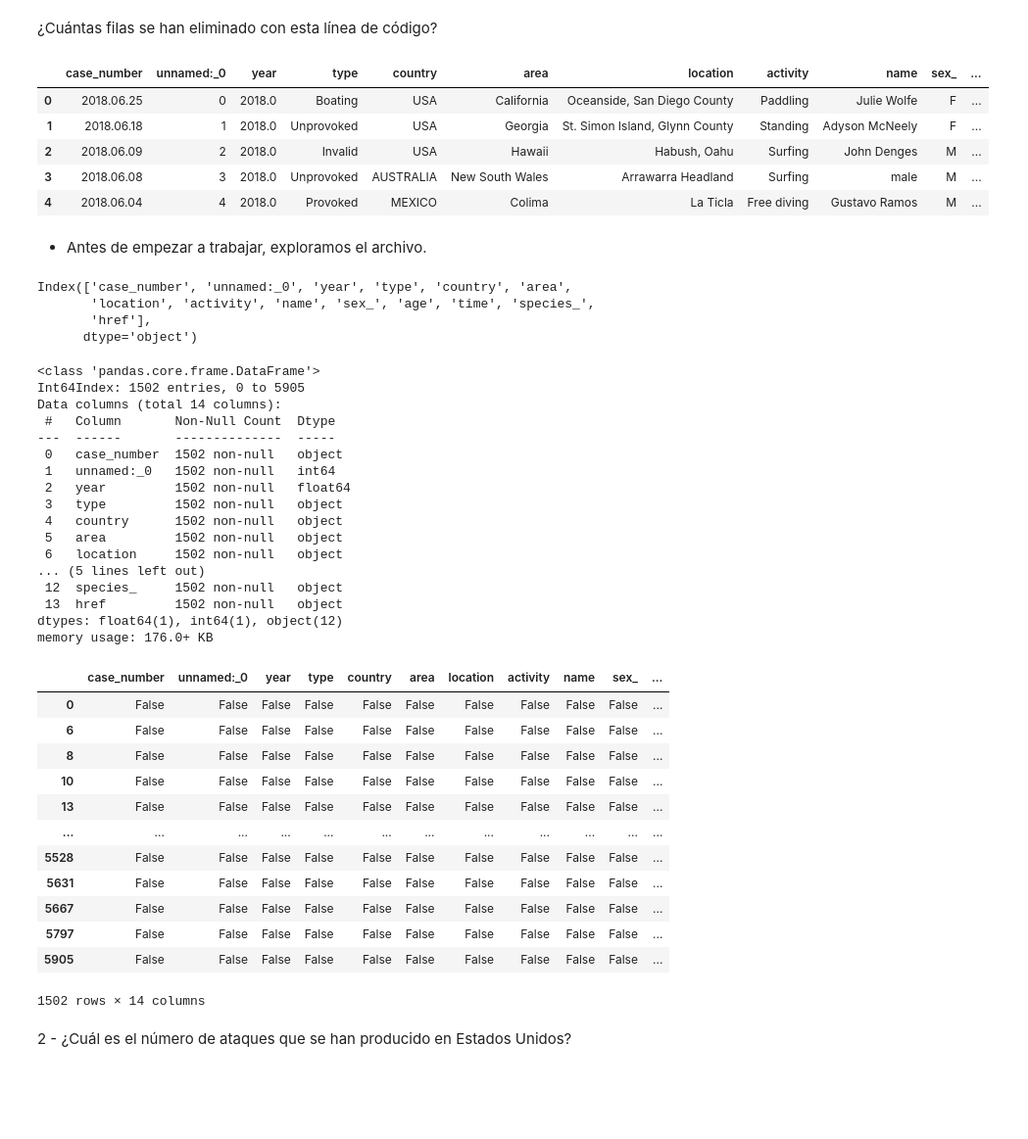
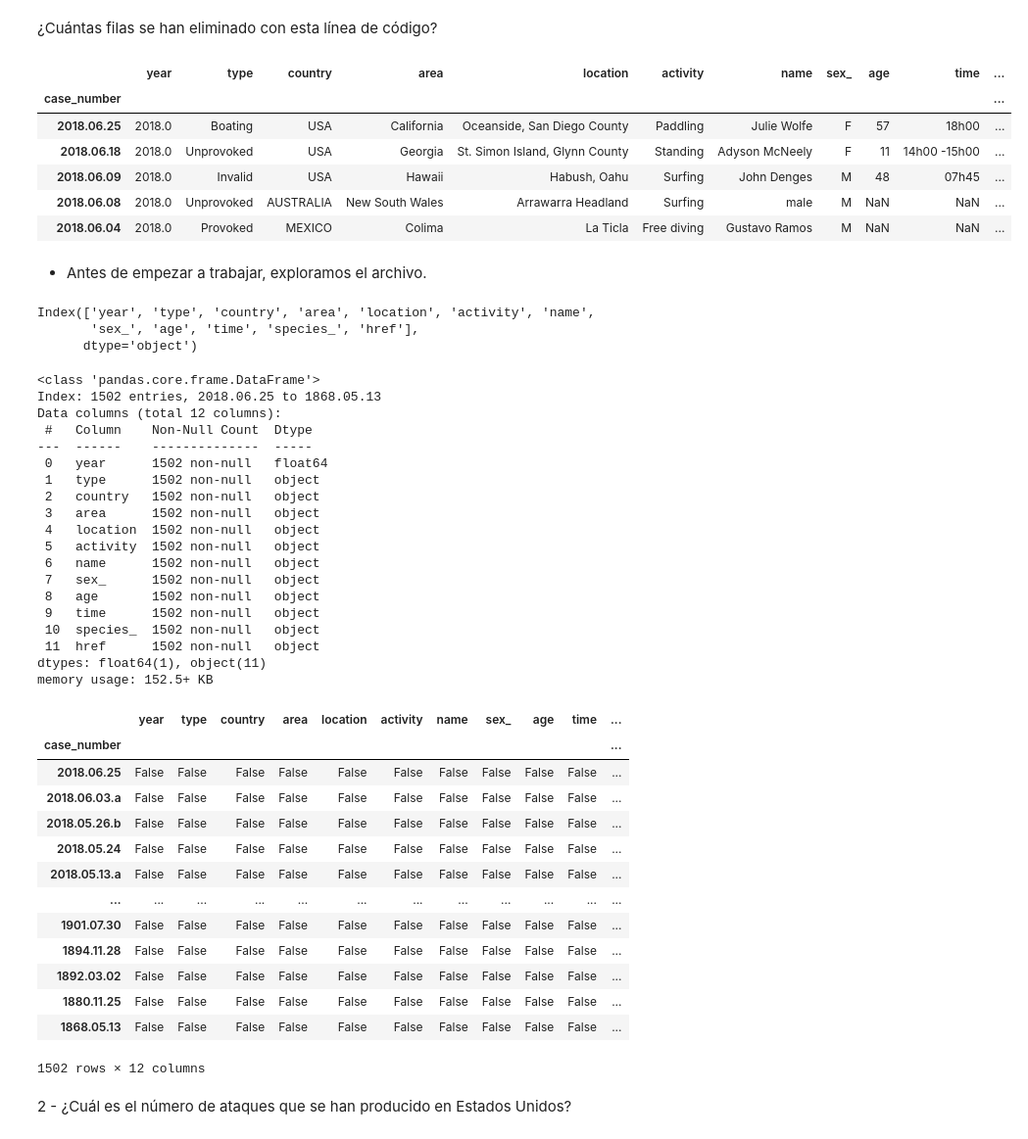
Before and after one commit to Adalab/DA-PromoC_Modulo2_Sprint1_Silvia-Noemi, a Jupyter notebook: Pandas/pp-pandas-leccion4-pandasIV.ipynb, the cells around one changed output. Shown: that part at 98% size. Drawn from its saved outputs; the diff is of its cells as text; code cells hidden in the pictures; blank space fills up the shorter version.

```diff
--- a/Pandas/pp-pandas-leccion4-pandasIV.ipynb
+++ b/Pandas/pp-pandas-leccion4-pandasIV.ipynb
@@ -18,15 +18,16 @@ Para ello vamos a utilizar el método .dropna() de pandas. Tendréis que ejecuta
 #desplegamos todas las columnas para visualizarlo todo al detalle.
 pd.options.display.max_columns = None
 # %%
-ataques = pd.read_csv("ficheros_pandas/attacks1.csv")
+ataques = pd.read_csv("ficheros_pandas/attacks1.csv", index_col=0)
 ataques.head()
 # %% [output]
-|  | case_number | unnamed:_0 | year | type | country | area | location | activity | name | sex_ | ... |
-| 0 | 2018.06.25 | 0 | 2018.0 | Boating | USA | California | Oceanside, San Diego County | Paddling | Julie Wolfe | F | ... |
-| 1 | 2018.06.18 | 1 | 2018.0 | Unprovoked | USA | Georgia | St. Simon Island, Glynn County | Standing | Adyson McNeely | F | ... |
-| 2 | 2018.06.09 | 2 | 2018.0 | Invalid | USA | Hawaii | Habush, Oahu | Surfing | John Denges | M | ... |
-| 3 | 2018.06.08 | 3 | 2018.0 | Unprovoked | AUSTRALIA | New South Wales | Arrawarra Headland | Surfing | male | M | ... |
-| 4 | 2018.06.04 | 4 | 2018.0 | Provoked | MEXICO | Colima | La Ticla | Free diving | Gustavo Ramos | M | ... |
+|  | year | type | country | area | location | activity | name | sex_ | age | time | ... |
+| case_number |  |  |  |  |  |  |  |  |  |  | ... |
+| 2018.06.25 | 2018.0 | Boating | USA | California | Oceanside, San Diego County | Paddling | Julie Wolfe | F | 57 | 18h00 | ... |
+| 2018.06.18 | 2018.0 | Unprovoked | USA | Georgia | St. Simon Island, Glynn County | Standing | Adyson McNeely | F | 11 | 14h00 -15h00 | ... |
+| 2018.06.09 | 2018.0 | Invalid | USA | Hawaii | Habush, Oahu | Surfing | John Denges | M | 48 | 07h45 | ... |
+| 2018.06.08 | 2018.0 | Unprovoked | AUSTRALIA | New South Wales | Arrawarra Headland | Surfing | male | M | NaN | NaN | ... |
+| 2018.06.04 | 2018.0 | Provoked | MEXICO | Colima | La Ticla | Free diving | Gustavo Ramos | M | NaN | NaN | ... |
 # %%
 ataques.dropna(inplace=True)
 # %% [markdown]
@@ -34,46 +35,48 @@ ataques.dropna(inplace=True)
 # %%
 ataques.columns
 # %% [output]
-Index(['case_number', 'unnamed:_0', 'year', 'type', 'country', 'area',
-       'location', 'activity', 'name', 'sex_', 'age', 'time', 'species_',
-       'href'],
+Index(['year', 'type', 'country', 'area', 'location', 'activity', 'name',
+       'sex_', 'age', 'time', 'species_', 'href'],
       dtype='object')
 # %%
 ataques.info()
 # %% [output]
 <class 'pandas.core.frame.DataFrame'>
-Int64Index: 1502 entries, 0 to 5905
-Data columns (total 14 columns):
- #   Column       Non-Null Count  Dtype
----  ------       --------------  -----
- 0   case_number  1502 non-null   object
- 1   unnamed:_0   1502 non-null   int64
- 2   year         1502 non-null   float64
- 3   type         1502 non-null   object
- 4   country      1502 non-null   object
- 5   area         1502 non-null   object
- 6   location     1502 non-null   object
-... (5 lines left out)
- 12  species_     1502 non-null   object
- 13  href         1502 non-null   object
-dtypes: float64(1), int64(1), object(12)
-memory usage: 176.0+ KB
+Index: 1502 entries, 2018.06.25 to 1868.05.13
+Data columns (total 12 columns):
+ #   Column    Non-Null Count  Dtype
+---  ------    --------------  -----
+ 0   year      1502 non-null   float64
+ 1   type      1502 non-null   object
+ 2   country   1502 non-null   object
+ 3   area      1502 non-null   object
+ 4   location  1502 non-null   object
+ 5   activity  1502 non-null   object
+ 6   name      1502 non-null   object
+ 7   sex_      1502 non-null   object
+ 8   age       1502 non-null   object
+ 9   time      1502 non-null   object
+ 10  species_  1502 non-null   object
+ 11  href      1502 non-null   object
+dtypes: float64(1), object(11)
+memory usage: 152.5+ KB
 # %%
 pd.isnull(ataques)
 # %% [output]
-|  | case_number | unnamed:_0 | year | type | country | area | location | activity | name | sex_ | ... |
-| 0 | False | False | False | False | False | False | False | False | False | False | ... |
-| 6 | False | False | False | False | False | False | False | False | False | False | ... |
-| 8 | False | False | False | False | False | False | False | False | False | False | ... |
-| 10 | False | False | False | False | False | False | False | False | False | False | ... |
-| 13 | False | False | False | False | False | False | False | False | False | False | ... |
+|  | year | type | country | area | location | activity | name | sex_ | age | time | ... |
+| case_number |  |  |  |  |  |  |  |  |  |  | ... |
+| 2018.06.25 | False | False | False | False | False | False | False | False | False | False | ... |
+| 2018.06.03.a | False | False | False | False | False | False | False | False | False | False | ... |
+| 2018.05.26.b | False | False | False | False | False | False | False | False | False | False | ... |
+| 2018.05.24 | False | False | False | False | False | False | False | False | False | False | ... |
+| 2018.05.13.a | False | False | False | False | False | False | False | False | False | False | ... |
 | ... | ... | ... | ... | ... | ... | ... | ... | ... | ... | ... | ... |
-| 5528 | False | False | False | False | False | False | False | False | False | False | ... |
-| 5631 | False | False | False | False | False | False | False | False | False | False | ... |
-| 5667 | False | False | False | False | False | False | False | False | False | False | ... |
-| 5797 | False | False | False | False | False | False | False | False | False | False | ... |
-| 5905 | False | False | False | False | False | False | False | False | False | False | ... |
+| 1901.07.30 | False | False | False | False | False | False | False | False | False | False | ... |
+| 1894.11.28 | False | False | False | False | False | False | False | False | False | False | ... |
+| 1892.03.02 | False | False | False | False | False | False | False | False | False | False | ... |
+| 1880.11.25 | False | False | False | False | False | False | False | False | False | False | ... |
+| 1868.05.13 | False | False | False | False | False | False | False | False | False | False | ... |
-1502 rows × 14 columns
+1502 rows × 12 columns
 # %% [markdown]
 2 - ¿Cuál es el número de ataques que se han producido en Estados Unidos?
 # %%
```
Also changed, not shown: parts of 13 cells of this notebook, 9 other files.
